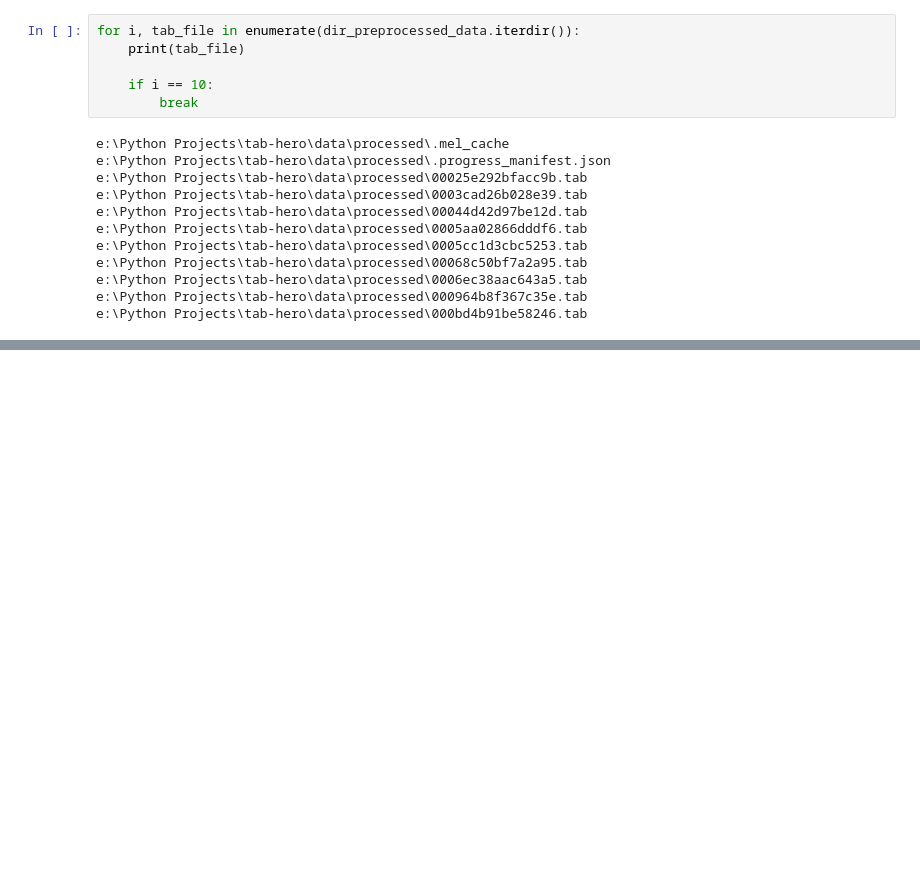
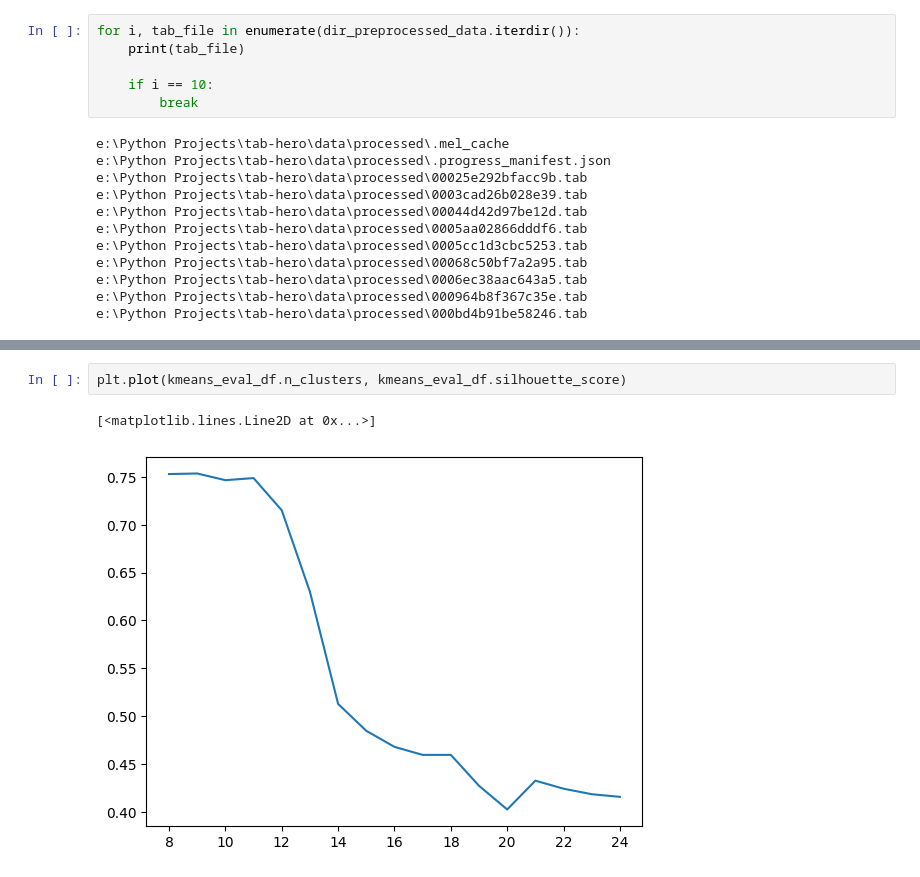
Before and after one commit to MattGroho/tab-hero, a Jupyter notebook: scripts/unsupersived_pipeline/unsupervised_pipeline_investigation.ipynb, the cells around one changed output, grey strips where cells are left out. Cells and saved outputs as stored; diff of their text form; blank space fills up the shorter version.

```diff
--- a/scripts/unsupersived_pipeline/unsupervised_pipeline_investigation.ipynb
+++ b/scripts/unsupersived_pipeline/unsupervised_pipeline_investigation.ipynb
@@ -40,0 +584,5 @@ e:\Python Projects\tab-hero\data\processed\000bd4b91be58246.tab
+# %%
+plt.plot(kmeans_eval_df.n_clusters, kmeans_eval_df.silhouette_score)
+# %% [output]
+[<matplotlib.lines.Line2D at 0x...>]
+[figure, added]
```
Also changed, not shown: parts of 47 cells of this notebook, 2 other files.
